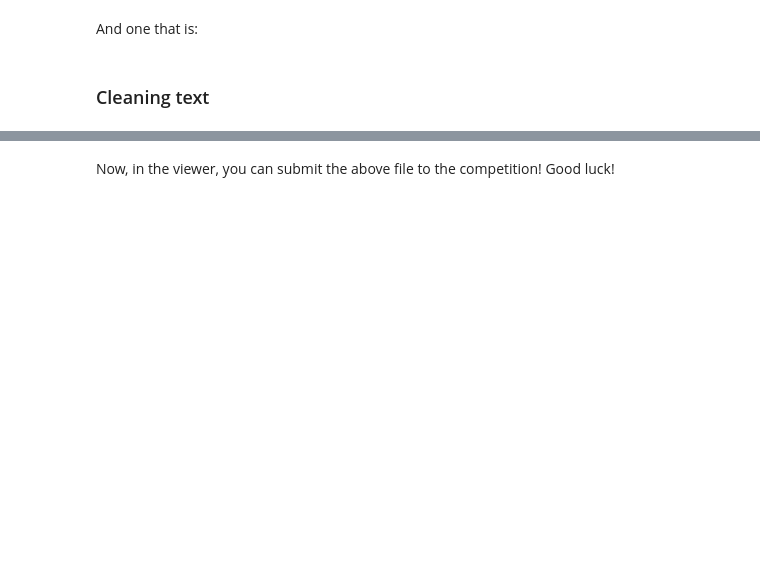
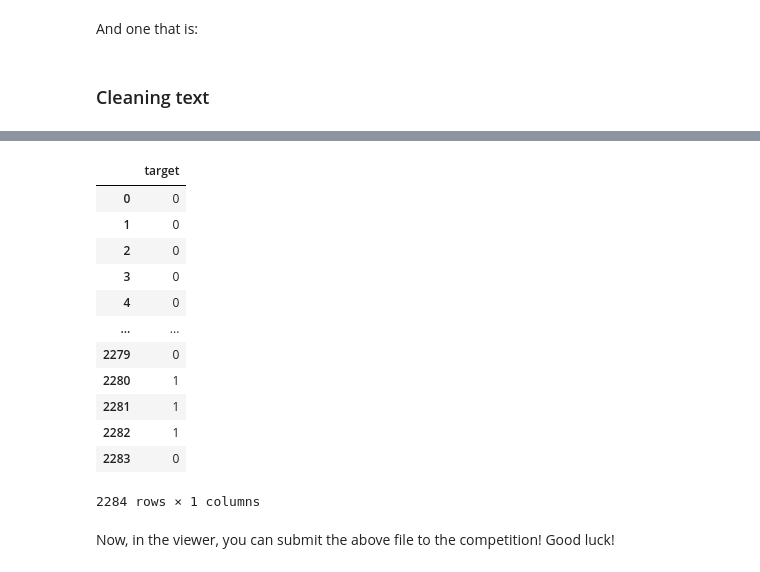
Before and after one commit to Runner71/nltp, a Jupyter notebook: nlp-disaster-tweet-classification-mn.ipynb, the cells around one changed output, grey strips where cells are left out. Drawn from its saved outputs; the diff is of its cells as text; code cells hidden in the pictures; blank space fills up the shorter version.

Commit message:
Kaggle Notebook | NLP disaster tweet classification MN | Version 19

```diff
--- a/nlp-disaster-tweet-classification-mn.ipynb
+++ b/nlp-disaster-tweet-classification-mn.ipynb
@@ -303,0 +314,12 @@ sample_submission.to_csv("submission.csv", index=False)
+# %%
+from sklearn.ensemble import RandomForestClassifier
+random = RandomForestClassifier(n_estimators=200)
+from sklearn.naive_bayes import GaussianNB, MultinomialNB, BernoulliNB
+gnb = GaussianNB()
+mnb = MultinomialNB()
+bnb = BernoulliNB()
+# %%
+from sklearn.metrics import classification_report
+gnb.fit(X_train, y_train)
+pred1 = gnb.predict(X_test)
+print(classification_report(y_test, pred1))
@@ -303,0 +335,4 @@ sample_submission.to_csv("submission.csv", index=False)
+# %%
+random.fit(X_train, y_train)
+pred1 = random.predict(X_test)
+print(classification_report(y_test, pred1))
@@ -303,0 +348,21 @@ sample_submission.to_csv("submission.csv", index=False)
+# %%
+prediction=pred1
+prediction
+final = pd.DataFrame(prediction, columns = ['target'])
+final['target'] = final['target'].apply(lambda x: int(x))
+# %%
+final
+# %% [output]
+|  | target |
+| 0 | 0 |
+| 1 | 0 |
+| 2 | 0 |
+| 3 | 0 |
+| 4 | 0 |
+| ... | ... |
+| 2279 | 0 |
+| 2280 | 1 |
+| 2281 | 1 |
+| 2282 | 1 |
+| 2283 | 0 |
+2284 rows × 1 columns
```
Also changed, not shown: parts of 40 cells of this notebook.
